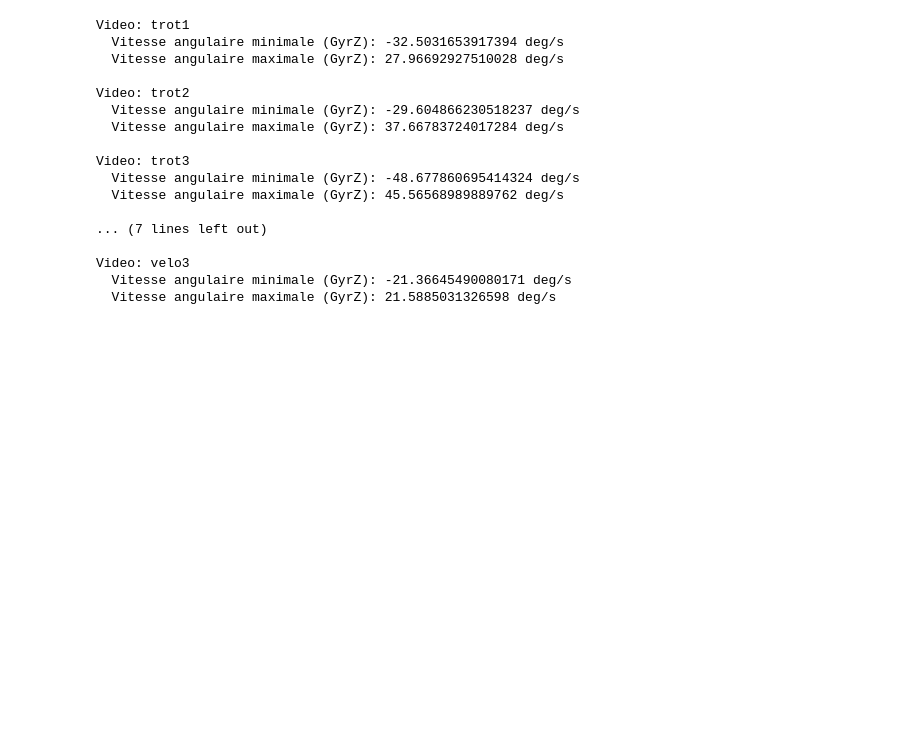
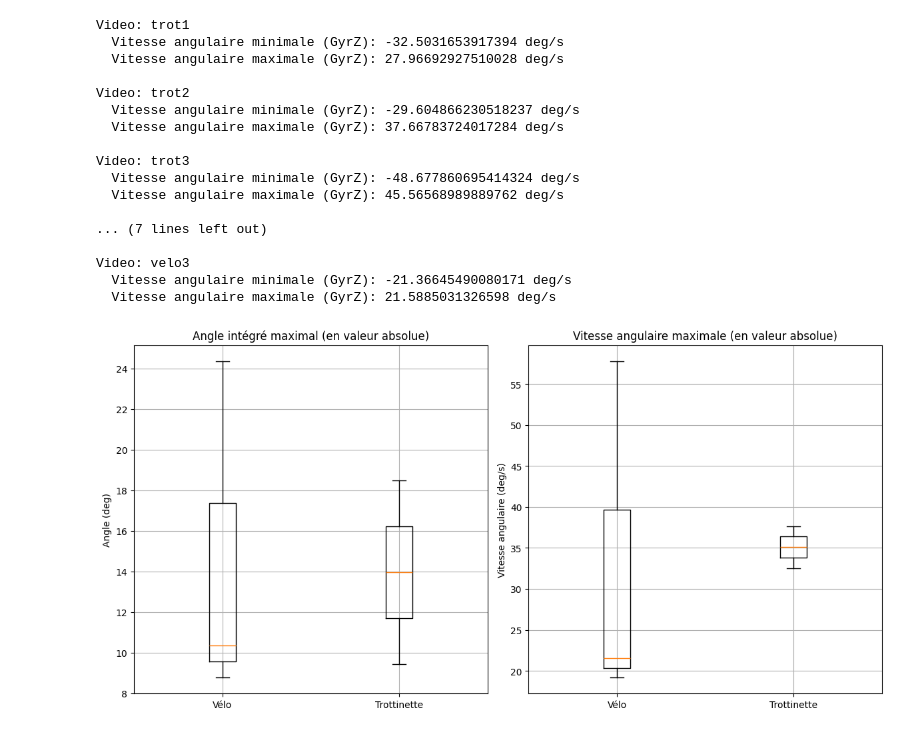
Before and after one commit to martin1207/NEWMOB, a Jupyter notebook: test.ipynb, the cells around one changed output. Saved outputs shown, nothing was run; the diff lists cells and outputs as text; code cells hidden in the pictures; blank space fills up the shorter version.

```diff
--- a/test.ipynb
+++ b/test.ipynb
@@ -333,7 +284,7 @@ videos = [remove_last_two_seconds(video) for video in videos]
 # %%
 
 # Constante du système
-N = 30
+N = 50
 alpha = 2 / (N + 1)
 
 # Fonction pour appliquer le filtre par moyenne glissante exponentielle
@@ -434,22 +385,10 @@ Video: velo3
 # %%
-import numpy as np
-import pandas as pd
-import matplotlib.pyplot as plt
-
-# Charger les données avec des noms de fichiers simplifiés
-trot1 = pd.read_csv('examples_interactions_pietons/trot1.csv', sep=';').dropna()
-trot2 = pd.read_csv('examples_interactions_pietons/trot2.csv', sep=';').dropna()
-trot3 = pd.read_csv('examples_interactions_pietons/trot3.csv', sep=';').dropna()
-velo1 = pd.read_csv('examples_interactions_pietons/velo1.csv', sep=';').dropna()
-velo2 = pd.read_csv('examples_interactions_pietons/velo2.csv', sep=';').dropna()
-velo3 = pd.read_csv('examples_interactions_pietons/velo3.csv', sep=';').dropna()
-
 # Liste des DataFrames
 videos = [trot1, trot2, trot3, velo1, velo2, velo3]
 video_names = ['trot1', 'trot2', 'trot3', 'velo1', 'velo2', 'velo3']
 
 # Constante du système
-N = 5
+N = 50
 alpha = 2 / (N + 1)
 
 # Fonction pour appliquer le filtre par moyenne glissante exponentielle
@@ -544,6 +483,69 @@ Video: trot3
 Video: velo3
   Vitesse angulaire minimale (GyrZ): -21.36645490080171 deg/s
   Vitesse angulaire maximale (GyrZ): 21.5885031326598 deg/s
+# %%
+
+# Liste des DataFrames
+videos = [velo1, velo2, velo3, trot1, trot2]
+video_names = ['velo1', 'velo2', 'velo3', 'trot1', 'trot2']
+
+# Constante du système
+N = 30
+alpha = 2 / (N + 1)
+
+# Fonction pour appliquer le filtre par moyenne glissante exponentielle
+def exponential_moving_average(signal, alpha):
+    s_m = [0]
+    for e in signal:
+        s_m.append(alpha * e + (1 - alpha) * s_m[-1])
+    return s_m[1:]  # Exclure le premier élément initialisé à 0
+
+# Dictionnaire pour stocker les résultats
+results = {'velo': {'max_gyr_z': [], 'max_angle': []},
+           'trot': {'max_gyr_z': [], 'max_angle': []}}
+
+# Calculer les valeurs maximales de vitesse angulaire et d'angle intégré pour chaque vidéo
+for video, name in zip(videos, video_names):
+    gyr_z = video[' GyrZ(deg/s)']
+
+    # Appliquer le filtre aux données du gyroscope en z
+    gyr_z_filtered = exponential_moving_average(gyr_z, alpha)
+
+    # Calculer l'angle en intégrant les données du gyroscope
+    time_diff = np.diff(video['TimeStamp'], prepend=video['TimeStamp'].iloc[0]) / 1000.0  # Convertir en secondes
+    angle = np.cumsum(gyr_z_filtered * time_diff)
+
+    # Calculer les valeurs maximales en valeur absolue
+    max_gyr_z = np.max(np.abs(gyr_z_filtered))
+    max_angle = np.max(np.abs(angle))
+
+    # Stocker les résultats
+    if 'velo' in name:
+        results['velo']['max_gyr_z'].append(max_gyr_z)
+        results['velo']['max_angle'].append(max_angle)
+    else:
+        results['trot']['max_gyr_z'].append(max_gyr_z)
+        results['trot']['max_angle'].append(max_angle)
+
+# Tracer les résultats sous forme de boxplots
+fig, axs = plt.subplots(1, 2, figsize=(12, 6))
+
+# Tracer les angles intégrés maximaux
+axs[0].boxplot([results['velo']['max_angle'], results['trot']['max_angle']], labels=['Vélo', 'Trottinette'])
+axs[0].set_title('Angle intégré maximal (en valeur absolue)')
+axs[0].set_ylabel('Angle (deg)')
+axs[0].grid(True)
+
+# Tracer les vitesses angulaires maximales
+axs[1].boxplot([results['velo']['max_gyr_z'], results['trot']['max_gyr_z']], labels=['Vélo', 'Trottinette'])
+axs[1].set_title('Vitesse angulaire maximale (en valeur absolue)')
+axs[1].set_ylabel('Vitesse angulaire (deg/s)')
+axs[1].grid(True)
+
+plt.tight_layout()
+plt.show()
+# %% [output]
+[figure, added]
 # %%
 from shapely.geometry import LineString
 # %%
```
Also changed, not shown: parts of 5 cells of this notebook.
